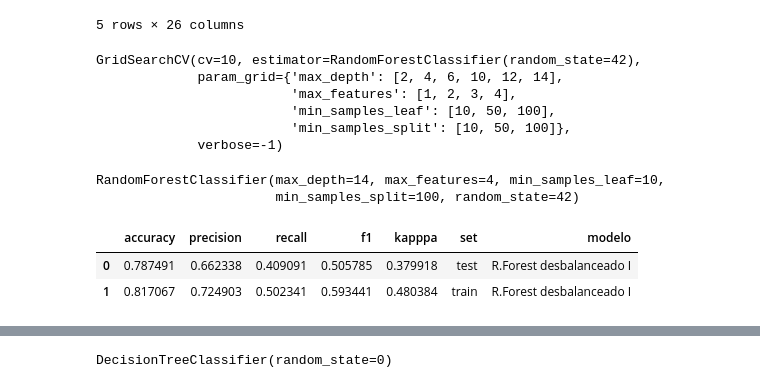
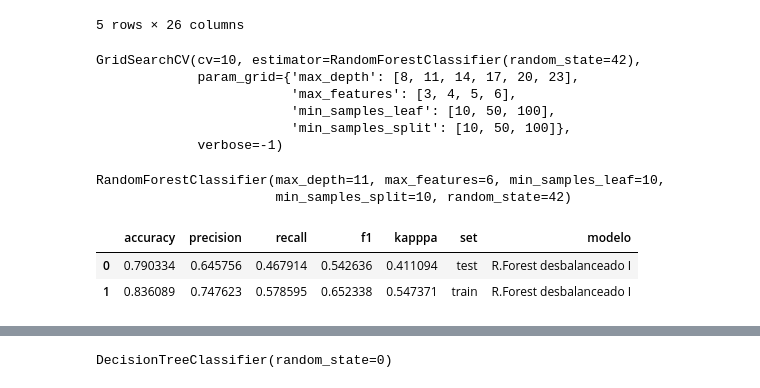
Before and after one commit to Adalab/promo-d-da-modulo1-sprint2-Paloma_Paula_Iris, a Jupyter notebook: 2.regresion_logistica/rlogistica/4_dtree_rforest.ipynb, the cells around one changed output, grey strips where cells are left out. Drawn from its saved outputs; the diff is of its cells as text; code cells hidden in the pictures.

```diff
--- a/2.regresion_logistica/rlogistica/4_dtree_rforest.ipynb
+++ b/2.regresion_logistica/rlogistica/4_dtree_rforest.ipynb
@@ -160,22 +160,22 @@ yrd1= df_desbal["churn"]
 # %%
 xrd_train1, xrd_test1, yrd_train1, yrd_test1 = train_test_split(Xrd1, yrd1, test_size = 0.2, random_state = 42)
 # %%
-param_rf = {"max_depth": [2,4, 6, 10, 12, 14],
-        "max_features": [1,2,3,4],
+param = {"max_depth": [8, 11, 14, 17, 20, 23],
+        "max_features": [3,4,5,6],
         "min_samples_split": [10, 50, 100],
         "min_samples_leaf": [10,50,100]}
 # %%
 gs_rf = GridSearchCV(
             estimator=RandomForestClassifier(random_state=42),
-            param_grid= param_rf,
+            param_grid= param,
             cv=10,
             verbose=-1)
 # %%
 gs_rf.fit(xrd_train1, yrd_train1)
 # %% [output]
 GridSearchCV(cv=10, estimator=RandomForestClassifier(random_state=42),
-             param_grid={'max_depth': [2, 4, 6, 10, 12, 14],
-                         'max_features': [1, 2, 3, 4],
+             param_grid={'max_depth': [8, 11, 14, 17, 20, 23],
+                         'max_features': [3, 4, 5, 6],
                          'min_samples_leaf': [10, 50, 100],
                          'min_samples_split': [10, 50, 100]},
              verbose=-1)
@@ -183,15 +183,15 @@ GridSearchCV(cv=10, estimator=RandomForestClassifier(random_state=42),
 bosque = gs_rf.best_estimator_
 bosque
 # %% [output]
-RandomForestClassifier(max_depth=14, max_features=4, min_samples_leaf=10,
-                       min_samples_split=100, random_state=42)
+RandomForestClassifier(max_depth=11, max_features=6, min_samples_leaf=10,
+                       min_samples_split=10, random_state=42)
 # %%
 yrd_pred_test= bosque.predict(xrd_test1)
 yrd_pred_train= bosque.predict(xrd_train1)
 # %%
-drf_results1 = fun.metricas(yrd_test1, yrd_pred_test, yrd_train1, yrd_pred_train, "R.Forest desbalanceado I")
+drf_results1 = fun.metricaslog(yrd_test1, yrd_pred_test, yrd_train1, yrd_pred_train, "R.Forest desbalanceado I")
 drf_results1
 # %% [output]
 |  | accuracy | precision | recall | f1 | kapppa | set | modelo |
-| 0 | 0.787491 | 0.662338 | 0.409091 | 0.505785 | 0.379918 | test | R.Forest desbalanceado I |
-| 1 | 0.817067 | 0.724903 | 0.502341 | 0.593441 | 0.480384 | train | R.Forest desbalanceado I |
+| 0 | 0.790334 | 0.645756 | 0.467914 | 0.542636 | 0.411094 | test | R.Forest desbalanceado I |
+| 1 | 0.836089 | 0.747623 | 0.578595 | 0.652338 | 0.547371 | train | R.Forest desbalanceado I |
```
Also changed, not shown: parts of 25 cells of this notebook, 1 other file.
